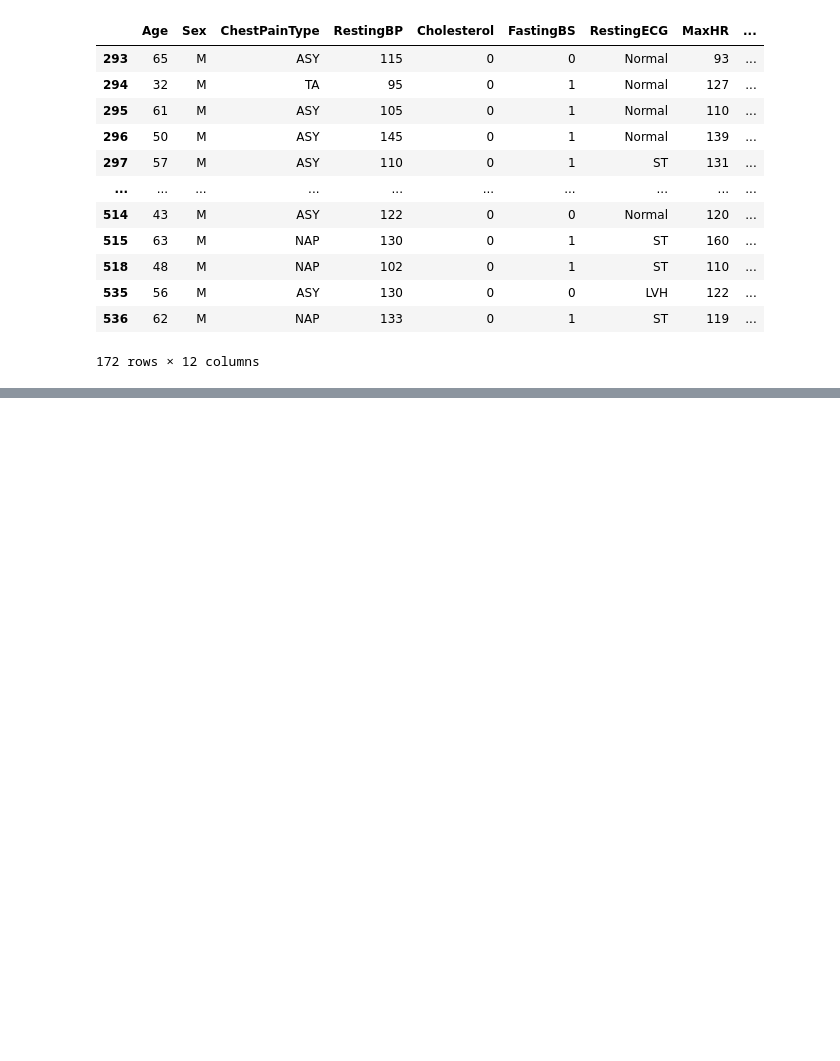
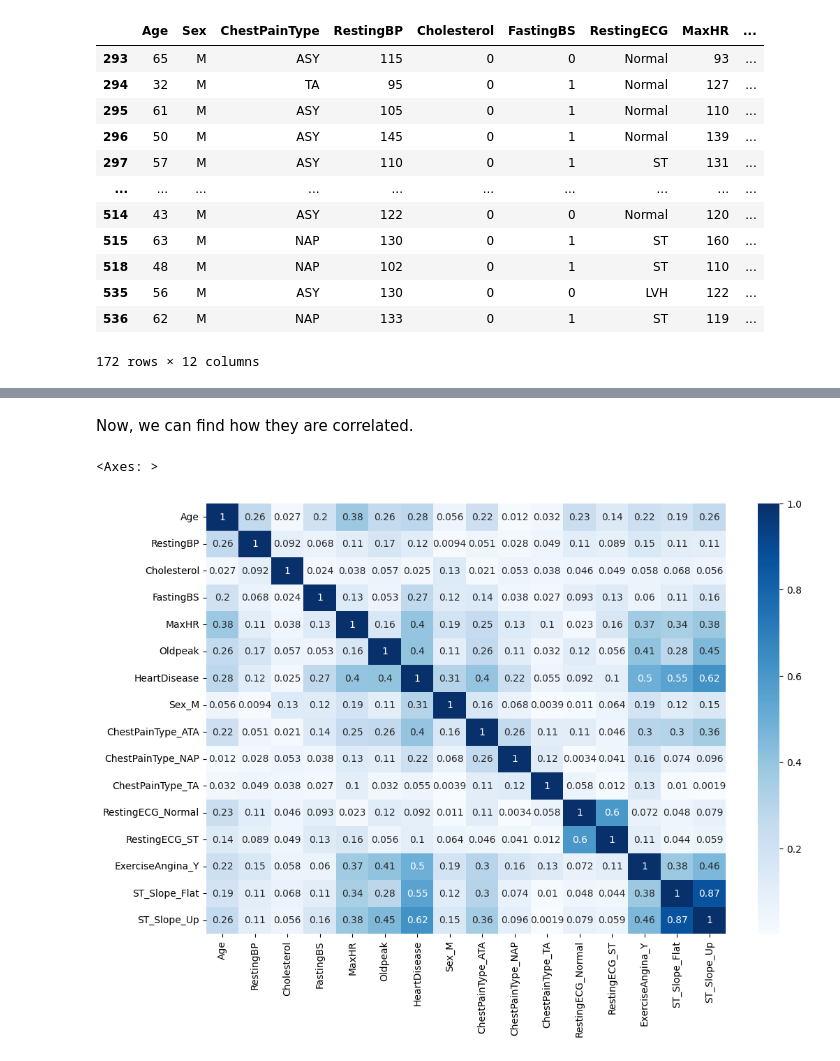
Before and after one commit to AgentAhmed/Heart_Desease_Prediction, a Jupyter notebook: heart_desease_prediction.ipynb, the cells around one changed output, grey strips where cells are left out. Drawn from its saved outputs; the diff is of its cells as text; code cells hidden in the pictures; blank space fills up the shorter version.

```diff
--- a/heart_desease_prediction.ipynb
+++ b/heart_desease_prediction.ipynb
@@ -216,0 +221,11 @@ df[df["Cholesterol"] == 0]
+# %%
+# only keep non-zero values for RestingBP
+df_clean = df[df["RestingBP"] != 0]
+
+heartdisease_mask = df_clean["HeartDisease"]==0
+
+cholesterol_without_heartdisease = df_clean.loc[heartdisease_mask, "Cholesterol"]
+cholesterol_with_heartdisease = df_clean.loc[~heartdisease_mask, "Cholesterol"]
+
+df_clean.loc[heartdisease_mask, "Cholesterol"] = cholesterol_without_heartdisease.replace(to_replace = 0, value = cholesterol_without_heartdisease.median())
+df_clean.loc[~heartdisease_mask, "Cholesterol"] = cholesterol_with_heartdisease.replace(to_replace = 0, value = cholesterol_with_heartdisease.median())
@@ -216,0 +262,3 @@ df[df["Cholesterol"] == 0]
+# %%
+df_clean = pd.get_dummies(df_clean, drop_first=True)
+df_clean.head()
@@ -216,0 +272,9 @@ df[df["Cholesterol"] == 0]
+# %% [markdown]
+Now, we can find how they are correlated.
+# %%
+correlations = abs(df_clean.corr())
+plt.figure(figsize=(12,8))
+sns.heatmap(correlations, annot=True, cmap="Blues")
+# %% [output]
+<Axes: >
+[figure, added]
```
Also changed, not shown: parts of 13 cells of this notebook.
